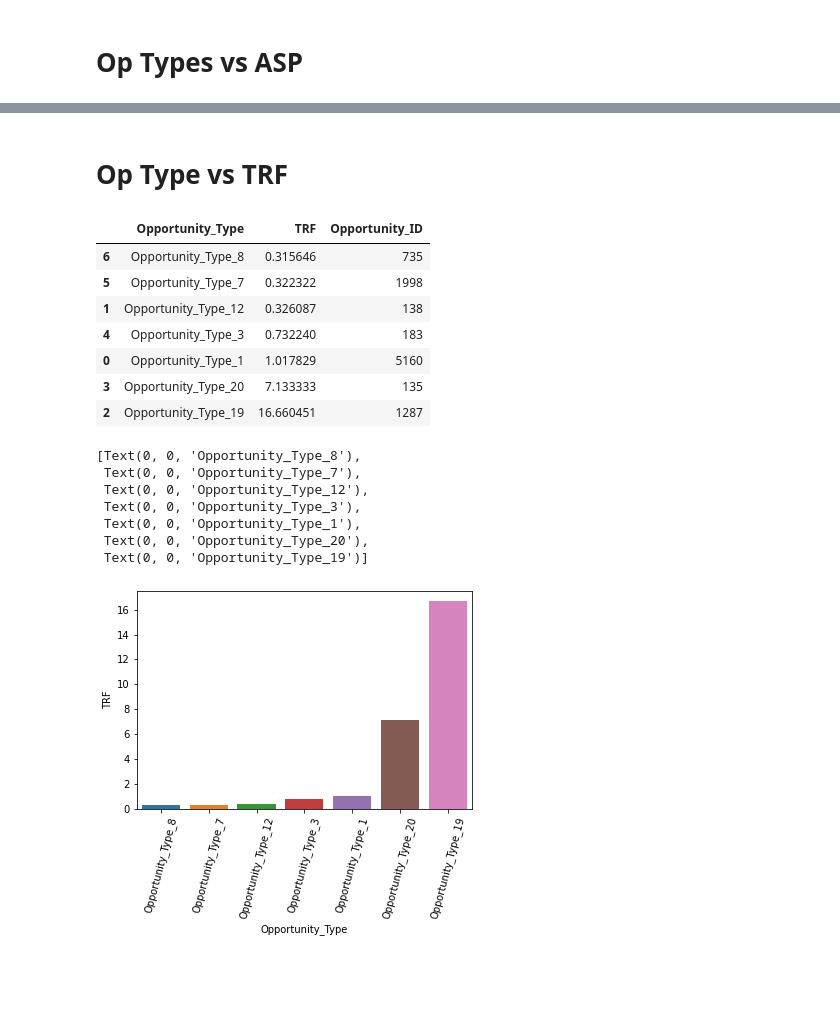
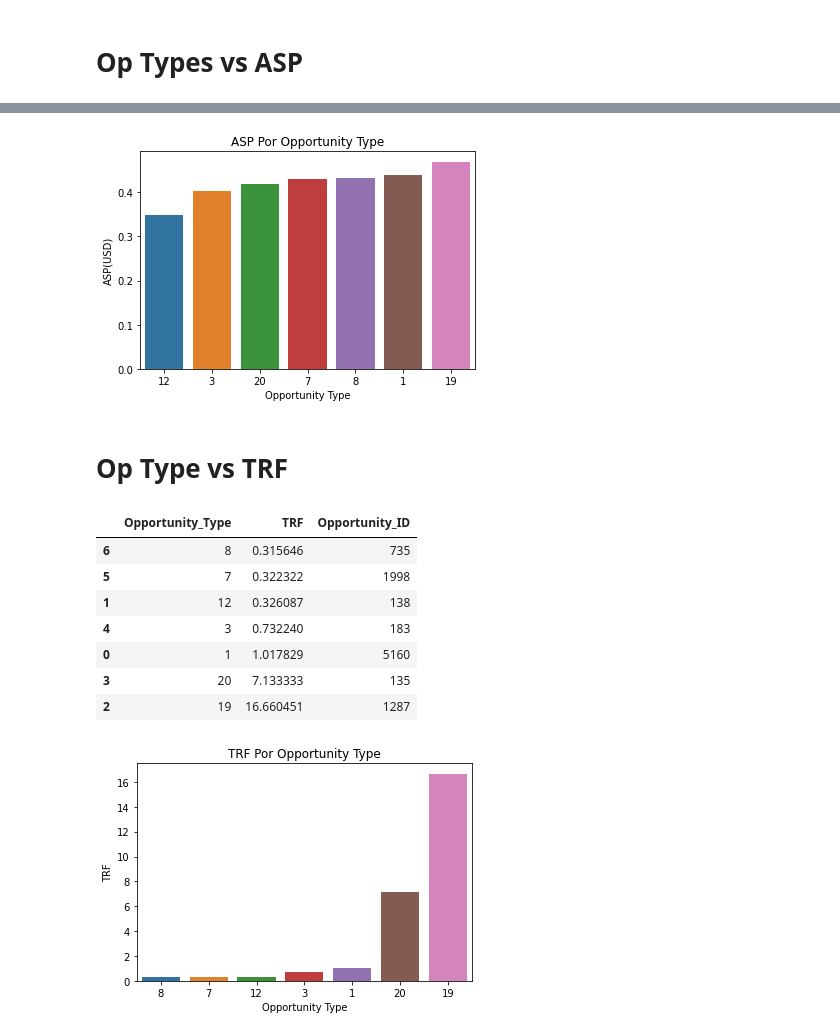
Before and after one commit to RiedelNicolas/75.06-2C2020-TP1, a Jupyter notebook: Op_Type Analysis.ipynb, the cells around one changed output, grey strips where cells are left out. Drawn from its saved outputs; the diff is of its cells as text; code cells hidden in the pictures; blank space fills up the shorter version.

```diff
--- a/Op_Type Analysis.ipynb
+++ b/Op_Type Analysis.ipynb
@@ -114,32 +102,39 @@ plot.set_xticklabels(plot.get_xticklabels(), rotation=90)
+# %%
+plot = sns.barplot(x="Opportunity_Type",y="ASP_(converted)",data=opTypesVsASP, order=opTypesVsASP["Opportunity_Type"])
+plt.xlabel("Opportunity Type")
+plt.ylabel("ASP(USD)")
+plt.title("ASP Por Opportunity Type")
+plt.savefig("img/OpType/ASPPorOpType.png")#,bbox_inches=tr.Bbox([[0, -0.3],[6,4]]))
+plt.show(plot)
+# %% [output]
+[figure, added]
 # %% [markdown]
 # Op Type vs TRF
 # %%
 opTypeVsTRF = opportunities[["Opportunity_Type","TRF","Opportunity_ID"]].groupby("Opportunity_Type").agg({"TRF":"mean","Opportunity_ID":"count"})
 opTypeVsTRF = opTypeVsTRF[(opTypeVsTRF["TRF"] > 0) & (opTypeVsTRF["Opportunity_ID"]>100)]
 opTypeVsTRF.reset_index(inplace=True)
+opTypeVsTRF["Opportunity_Type"] = opTypeVsTRF["Opportunity_Type"].apply(lambda x: x.replace("Opportunity_Type_",""))
 opTypeVsTRF = opTypeVsTRF.sort_values(by="TRF")
 opTypeVsTRF
 # %% [output]
 |  | Opportunity_Type | TRF | Opportunity_ID |
-| 6 | Opportunity_Type_8 | 0.315646 | 735 |
-| 5 | Opportunity_Type_7 | 0.322322 | 1998 |
-| 1 | Opportunity_Type_12 | 0.326087 | 138 |
-| 4 | Opportunity_Type_3 | 0.732240 | 183 |
-| 0 | Opportunity_Type_1 | 1.017829 | 5160 |
-| 3 | Opportunity_Type_20 | 7.133333 | 135 |
-| 2 | Opportunity_Type_19 | 16.660451 | 1287 |
+| 6 | 8 | 0.315646 | 735 |
+| 5 | 7 | 0.322322 | 1998 |
+| 1 | 12 | 0.326087 | 138 |
+| 4 | 3 | 0.732240 | 183 |
+| 0 | 1 | 1.017829 | 5160 |
+| 3 | 20 | 7.133333 | 135 |
+| 2 | 19 | 16.660451 | 1287 |
 # %%
-plot = sns.barplot(x="Opportunity_Type",y="TRF",data=opTypeVsTRF)
-plot.set_xticklabels(plot.get_xticklabels(), rotation=75)
+plot = sns.barplot(x="Opportunity_Type",y="TRF",data=opTypeVsTRF,order=opTypeVsTRF["Opportunity_Type"])
+plt.xlabel("Opportunity Type")
+plt.ylabel("TRF")
+plt.title("TRF Por Opportunity Type")
+plt.savefig("img/OpType/TRFPorOpType.png")#,bbox_inches=tr.Bbox([[0, -0.3],[6,4]]))
+plt.show(plot)
 #OT 19 y OT 20 son los que venden una cantidad considerable de TRF.
 #Este grafico iria mejor en el analisis de TRF, para comparar que afecta mas a la cantidad. Por ej, aca el OT 19 vende en promedio 16 toneladas, mientras que la source q mas vende
 #llega solo a 4, entonces la cantidad de TRF depende mas del OT que del source
 # %% [output]
-[Text(0, 0, 'Opportunity_Type_8'),
- Text(0, 0, 'Opportunity_Type_7'),
- Text(0, 0, 'Opportunity_Type_12'),
- Text(0, 0, 'Opportunity_Type_3'),
- Text(0, 0, 'Opportunity_Type_1'),
- Text(0, 0, 'Opportunity_Type_20'),
- Text(0, 0, 'Opportunity_Type_19')]
-[figure, old version]
+[figure, new version]
```
Also changed, not shown: parts of 7 cells of this notebook, 11 other files.
